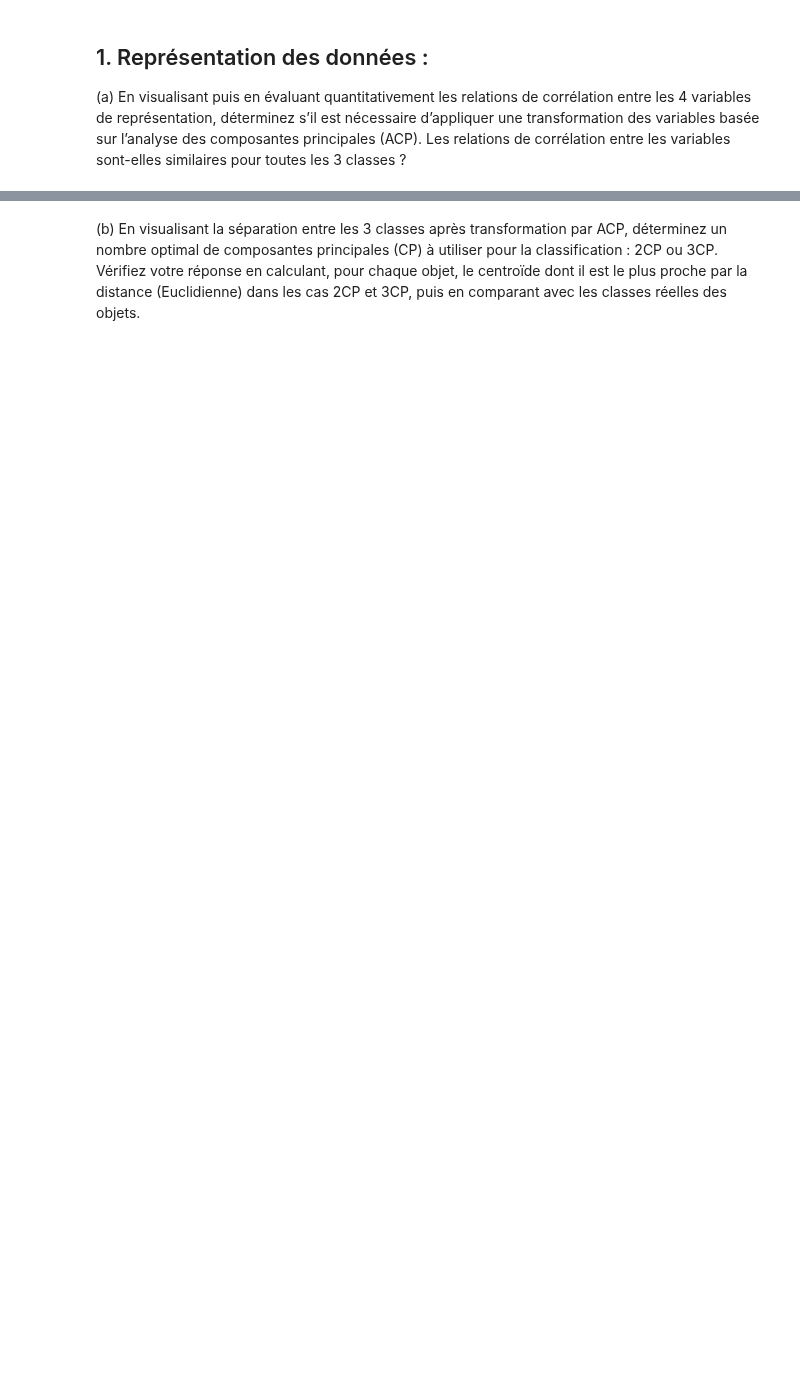
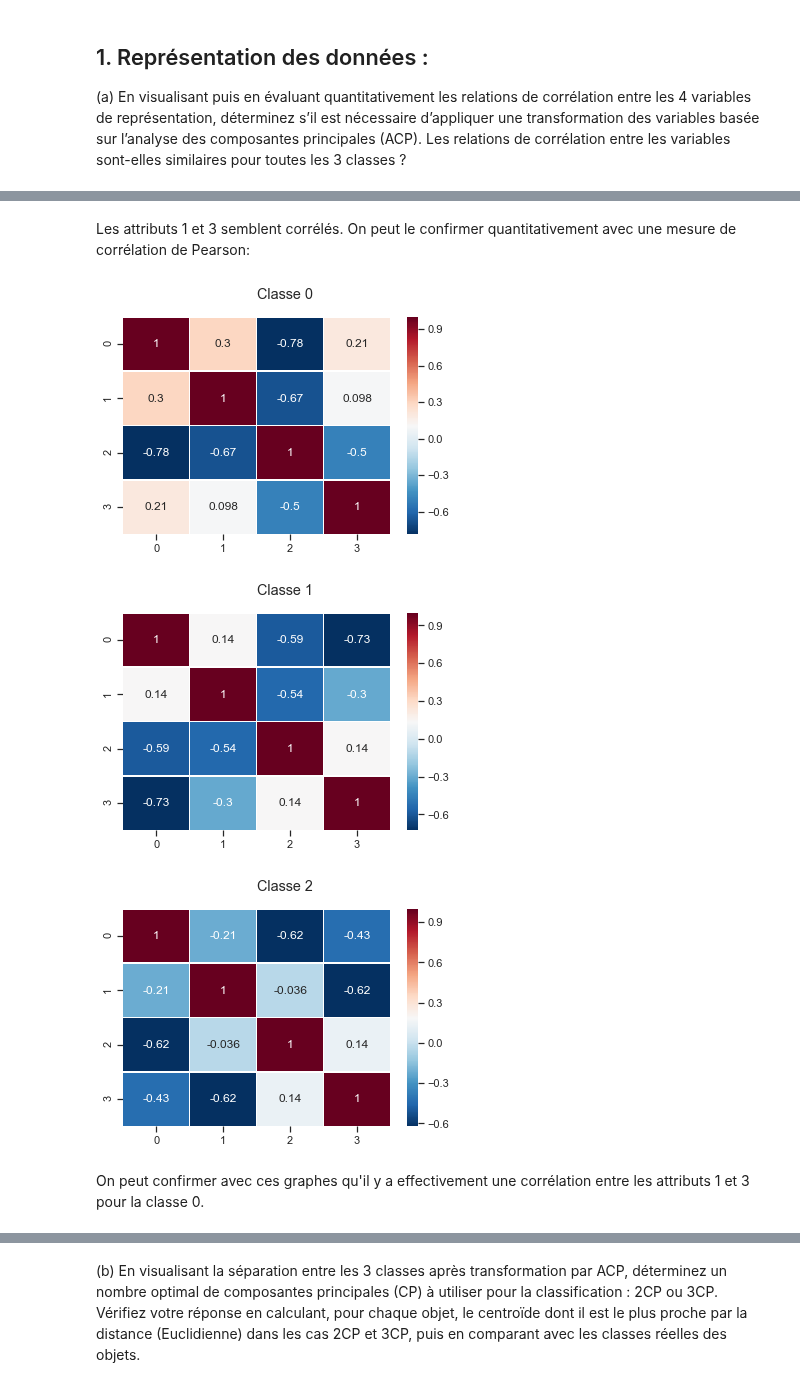
Before and after one commit to ggs22/IFT870-TP1, a Jupyter notebook: tp1.ipynb, the cells around one changed output, grey strips where cells are left out. Cells and saved outputs as stored; diff of their text form; code cells hidden in the pictures; blank space fills up the shorter version.

```diff
--- a/tp1.ipynb
+++ b/tp1.ipynb
@@ -52 +35,18 @@ sns.pairplot(df, hue='classe', vars=X)
+# %% [markdown]
+Les attributs 1 et 3 semblent corrélés.
+On peut le confirmer quantitativement avec une mesure de corrélation de Pearson:
+# %%
+for y_i in y.unique():
+    corr = X[df['classe'] == y_i].corr(method='pearson')
+    plt.figure(y_i)
+    plt.suptitle("Classe %i" %y_i)
+    sns.heatmap(corr,
+            xticklabels=corr.columns, yticklabels=corr.columns,
+            cmap='RdBu_r', annot=True, linewidth=0.5)
+# %% [output]
+[figure, added]
+[figure, added]
+[figure, added]
+# %% [markdown]
+On peut confirmer avec ces graphes qu'il y a effectivement une corrélation entre les attributs 1 et 3 pour la classe 0.
 # %%
```
Also changed, not shown: parts of 22 cells of this notebook.
